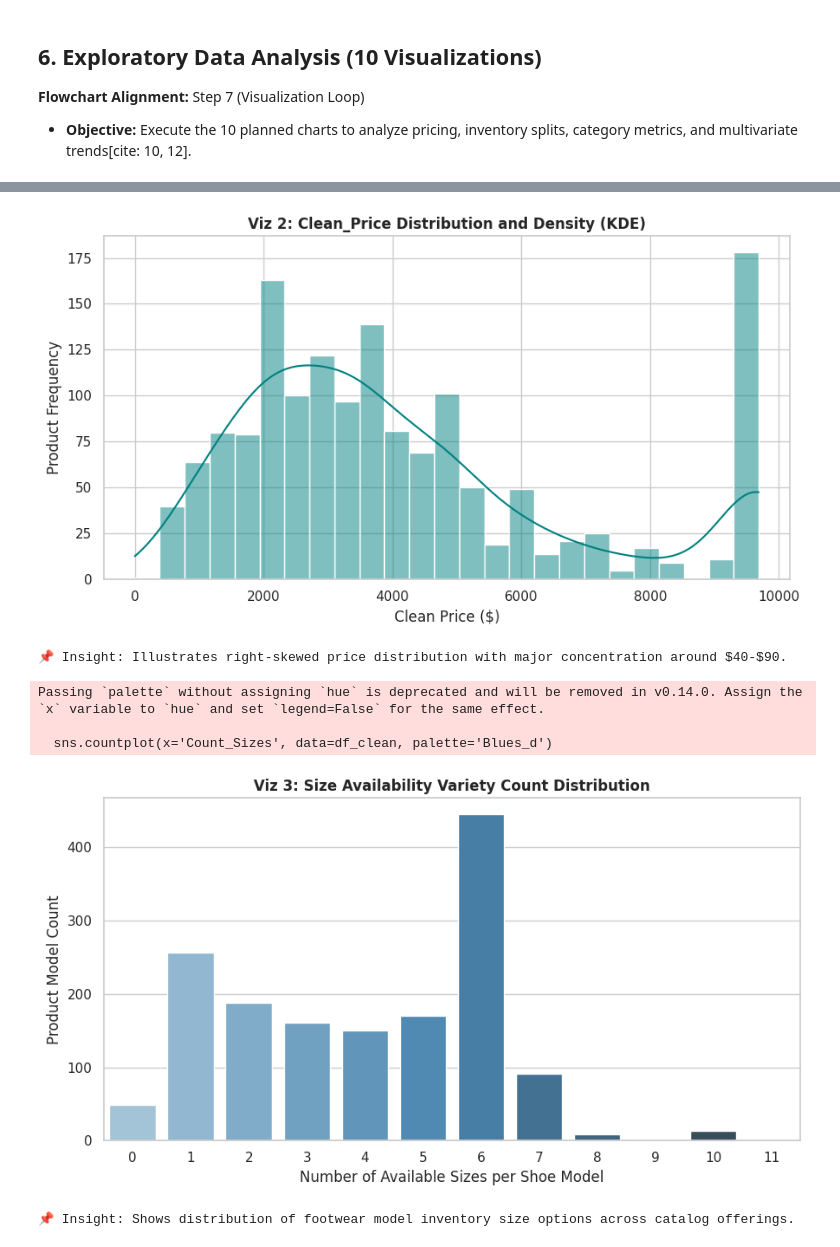
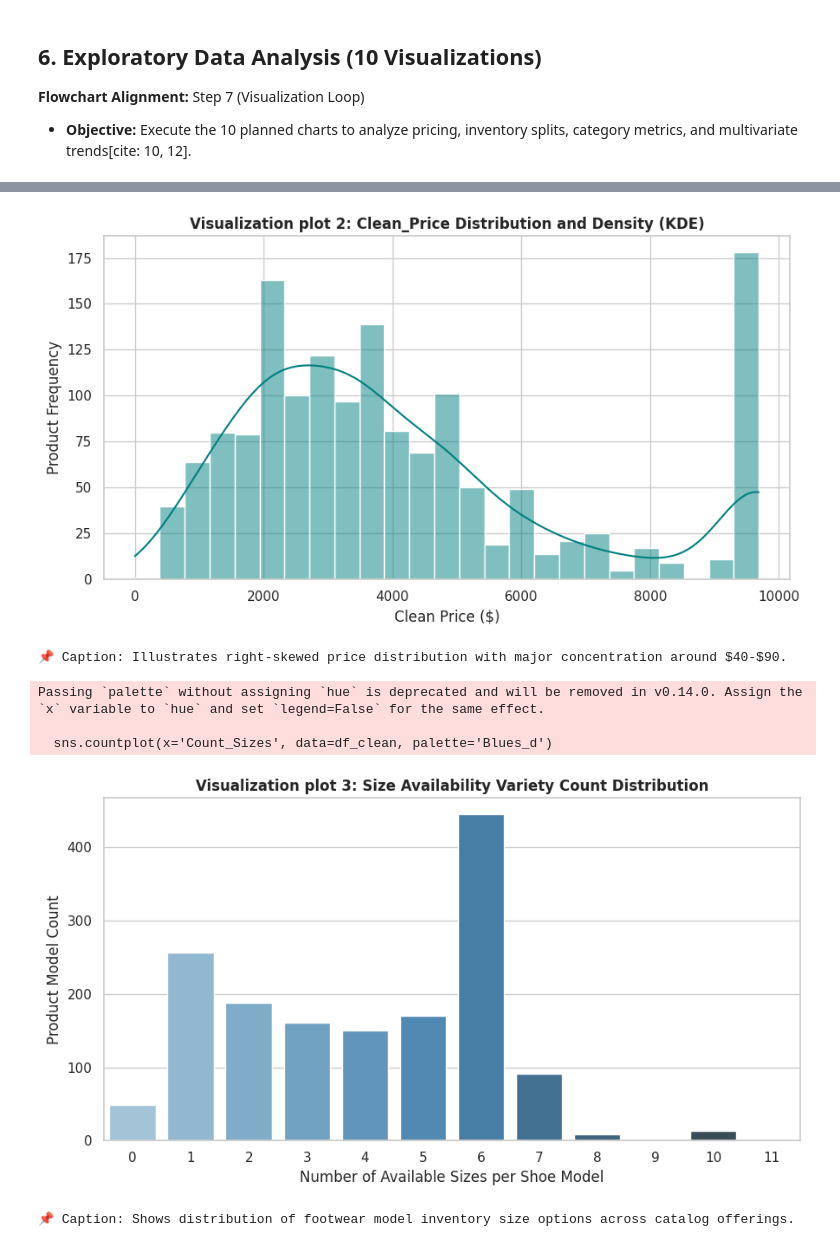
Before and after one commit to JakeValdoria/Endaya_Valdoria_MexEE402_CaseStudy, a Jupyter notebook: Fashion_Midterm_Endaya_Valdoria.ipynb, the cells around one changed output, grey strips where cells are left out. Saved outputs shown, nothing was run; the diff lists cells and outputs as text; code cells hidden in the pictures.

```diff
--- a/Fashion_Midterm_Endaya_Valdoria.ipynb
+++ b/Fashion_Midterm_Endaya_Valdoria.ipynb
@@ -234,34 +238,34 @@ print("📌 Insight: Confirms Review and Rating are 100% unpopulated, validating
 # %%
 # Viz 2: Price Histogram + KDE
 plt.figure(figsize=(9, 5))
 sns.histplot(df_clean['Clean_Price'], kde=True, color='teal', bins=25)
-plt.title("Viz 2: Clean_Price Distribution and Density (KDE)", fontsize=12, fontweight='bold')
+plt.title("Visualization plot 2: Clean_Price Distribution and Density (KDE)", fontsize=12, fontweight='bold')
 plt.xlabel("Clean Price ($)")
 plt.ylabel("Product Frequency")
 plt.tight_layout()
 plt.show()
 
-print("📌 Insight: Illustrates right-skewed price distribution with major concentration around $40-$90.")
+print("📌 Caption: Illustrates right-skewed price distribution with major concentration around $40-$90.")
 # %% [output]
-[figure, old version]
+[figure, new version]
-📌 Insight: Illustrates right-skewed price distribution with major concentration around $40-$90.
+📌 Caption: Illustrates right-skewed price distribution with major concentration around $40-$90.
 # %%
 # Viz 3: Size Count Distribution
 plt.figure(figsize=(9, 5))
 sns.countplot(x='Count_Sizes', data=df_clean, palette='Blues_d')
-plt.title("Viz 3: Size Availability Variety Count Distribution", fontsize=12, fontweight='bold')
+plt.title("Visualization plot 3: Size Availability Variety Count Distribution", fontsize=12, fontweight='bold')
 plt.xlabel("Number of Available Sizes per Shoe Model")
 plt.ylabel("Product Model Count")
 plt.tight_layout()
 plt.show()
 
-print("📌 Insight: Shows distribution of footwear model inventory size options across catalog offerings.")
+print("📌 Caption: Shows distribution of footwear model inventory size options across catalog offerings.")
 # %% [output]
 Passing `palette` without assigning `hue` is deprecated and will be removed in v0.14.0. Assign the `x` variable to `hue` and set `legend=False` for the same effect.
 
   sns.countplot(x='Count_Sizes', data=df_clean, palette='Blues_d')
-[figure, old version]
+[figure, new version]
-📌 Insight: Shows distribution of footwear model inventory size options across catalog offerings.
+📌 Caption: Shows distribution of footwear model inventory size options across catalog offerings.
 # %%
 # Viz 4: Category vs Clean_Price Box/Violin Plot
 if 'Category' in df_clean.columns:
```
Also changed, not shown: parts of 10 cells of this notebook.
